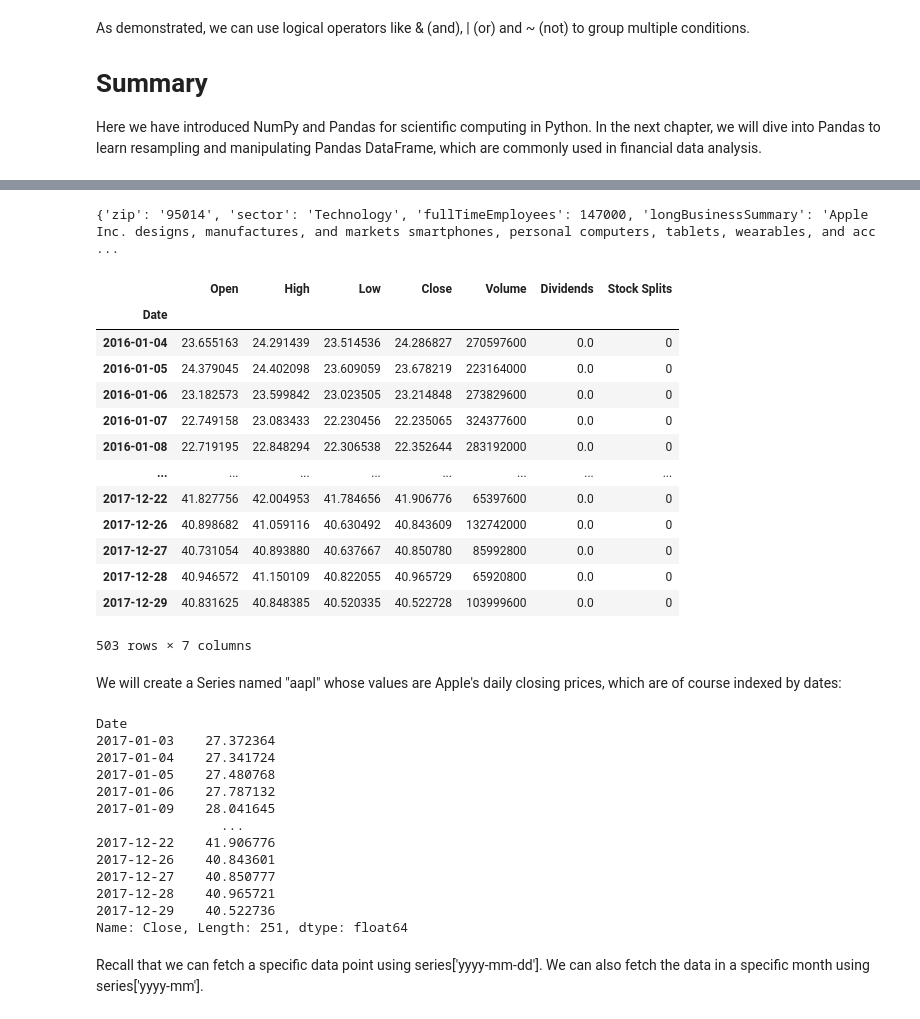
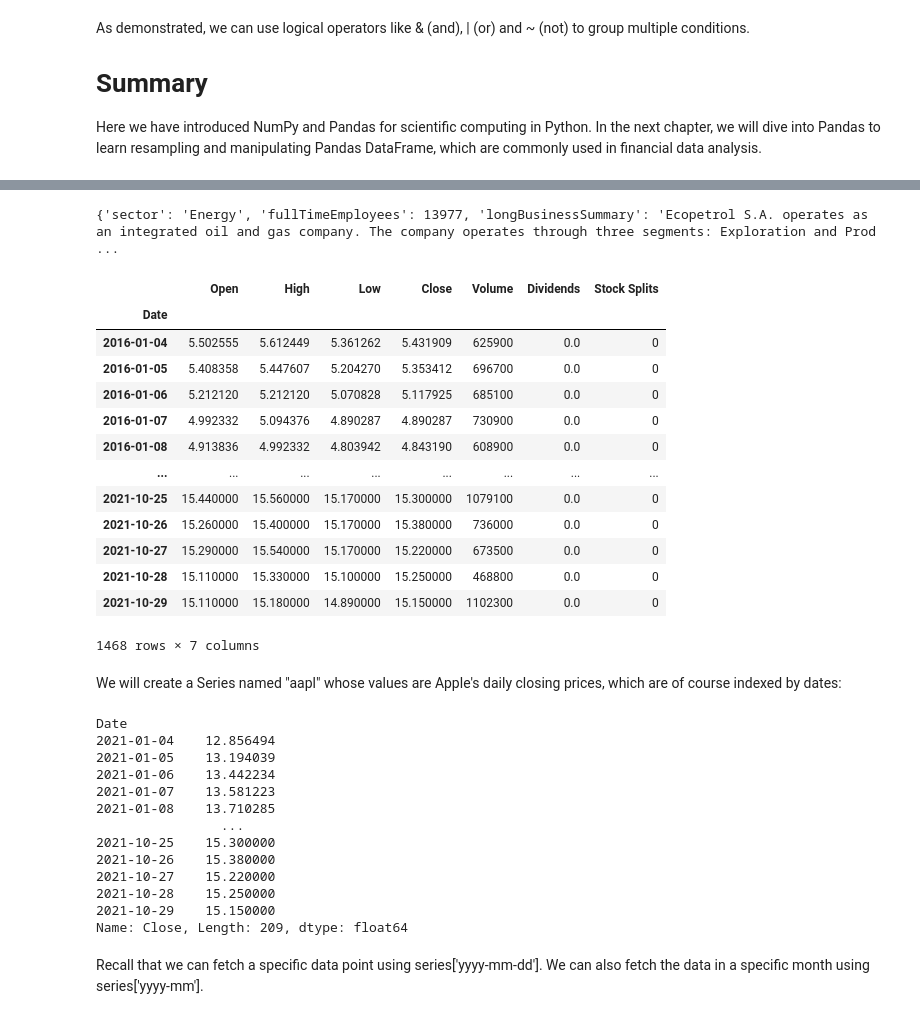
Before and after one commit to FredyRosero/Alg2_faroseroc, a Jupyter notebook: Lab1/FAROSEROC_lab1.ipynb, the cells around one changed output, grey strips where cells are left out. Saved outputs shown, nothing was run; the diff lists cells and outputs as text; code cells hidden in the pictures.

```diff
--- a/Lab1/FAROSEROC_lab1.ipynb
+++ b/Lab1/FAROSEROC_lab1.ipynb
@@ -1000,31 +1000,33 @@ Requirement already satisfied: urllib3!=1.25.0,!=1.25.1,<1.26,>=1.21.1 in /usr/l
       Successfully uninstalled lxml-4.2.6
 Successfully installed lxml-4.6.3 yfinance-0.1.64
 # %%
+# importar la libreria
 import yfinance as yf
 
-aapl = yf.Ticker("AAPL")
+# Seleccionar stock
+ec = yf.Ticker("EC")
 
 # get stock info
-print(aapl.info)
+print(ec.info)
 
 # get historical market data
-aapl_table = aapl.history(start="2016-01-01",  end="2017-12-31")
-aapl_table
+ec_table = ec.history(start="2016-01-01",  end="2021-10-31")
+ec_table
 # %% [output]
-{'zip': '95014', 'sector': 'Technology', 'fullTimeEmployees': 147000, 'longBusinessSummary': 'Apple Inc. designs, manufactures, and markets smartphones, personal computers, tablets, wearables, and acc ...
+{'sector': 'Energy', 'fullTimeEmployees': 13977, 'longBusinessSummary': 'Ecopetrol S.A. operates as an integrated oil and gas company. The company operates through three segments: Exploration and Prod ...
 |  | Open | High | Low | Close | Volume | Dividends | Stock Splits |
 | Date |  |  |  |  |  |  |  |
-| 2016-01-04 | 23.655163 | 24.291439 | 23.514536 | 24.286827 | 270597600 | 0.0 | 0 |
-| 2016-01-05 | 24.379045 | 24.402098 | 23.609059 | 23.678219 | 223164000 | 0.0 | 0 |
-| 2016-01-06 | 23.182573 | 23.599842 | 23.023505 | 23.214848 | 273829600 | 0.0 | 0 |
-| 2016-01-07 | 22.749158 | 23.083433 | 22.230456 | 22.235065 | 324377600 | 0.0 | 0 |
-| 2016-01-08 | 22.719195 | 22.848294 | 22.306538 | 22.352644 | 283192000 | 0.0 | 0 |
+| 2016-01-04 | 5.502555 | 5.612449 | 5.361262 | 5.431909 | 625900 | 0.0 | 0 |
+| 2016-01-05 | 5.408358 | 5.447607 | 5.204270 | 5.353412 | 696700 | 0.0 | 0 |
+| 2016-01-06 | 5.212120 | 5.212120 | 5.070828 | 5.117925 | 685100 | 0.0 | 0 |
+| 2016-01-07 | 4.992332 | 5.094376 | 4.890287 | 4.890287 | 730900 | 0.0 | 0 |
+| 2016-01-08 | 4.913836 | 4.992332 | 4.803942 | 4.843190 | 608900 | 0.0 | 0 |
 | ... | ... | ... | ... | ... | ... | ... | ... |
-| 2017-12-22 | 41.827756 | 42.004953 | 41.784656 | 41.906776 | 65397600 | 0.0 | 0 |
-| 2017-12-26 | 40.898682 | 41.059116 | 40.630492 | 40.843609 | 132742000 | 0.0 | 0 |
-| 2017-12-27 | 40.731054 | 40.893880 | 40.637667 | 40.850780 | 85992800 | 0.0 | 0 |
-| 2017-12-28 | 40.946572 | 41.150109 | 40.822055 | 40.965729 | 65920800 | 0.0 | 0 |
-| 2017-12-29 | 40.831625 | 40.848385 | 40.520335 | 40.522728 | 103999600 | 0.0 | 0 |
+| 2021-10-25 | 15.440000 | 15.560000 | 15.170000 | 15.300000 | 1079100 | 0.0 | 0 |
+| 2021-10-26 | 15.260000 | 15.400000 | 15.170000 | 15.380000 | 736000 | 0.0 | 0 |
+| 2021-10-27 | 15.290000 | 15.540000 | 15.170000 | 15.220000 | 673500 | 0.0 | 0 |
+| 2021-10-28 | 15.110000 | 15.330000 | 15.100000 | 15.250000 | 468800 | 0.0 | 0 |
+| 2021-10-29 | 15.110000 | 15.180000 | 14.890000 | 15.150000 | 1102300 | 0.0 | 0 |
-503 rows × 7 columns
+1468 rows × 7 columns
 # %% [markdown]
 We will create a Series named "aapl" whose values are Apple's daily closing prices, which are of course indexed by dates:
@@ -1033,18 +1035,18 @@ aapl = aapl_table['Close']['2017']
 # %%
-print(aapl)
+print(ec)
 # %% [output]
 Date
-2017-01-03    27.372364
-2017-01-04    27.341724
-2017-01-05    27.480768
-2017-01-06    27.787132
-2017-01-09    28.041645
+2021-01-04    12.856494
+2021-01-05    13.194039
+2021-01-06    13.442234
+2021-01-07    13.581223
+2021-01-08    13.710285
                 ...
-2017-12-22    41.906776
-2017-12-26    40.843601
-2017-12-27    40.850777
-2017-12-28    40.965721
-2017-12-29    40.522736
-Name: Close, Length: 251, dtype: float64
+2021-10-25    15.300000
+2021-10-26    15.380000
+2021-10-27    15.220000
+2021-10-28    15.250000
+2021-10-29    15.150000
+Name: Close, Length: 209, dtype: float64
 # %% [markdown]
 Recall that we can fetch a specific data point using series['yyyy-mm-dd']. We can also fetch the data in a specific month using series['yyyy-mm'].
```
Also changed, not shown: parts of 14 cells of this notebook.
